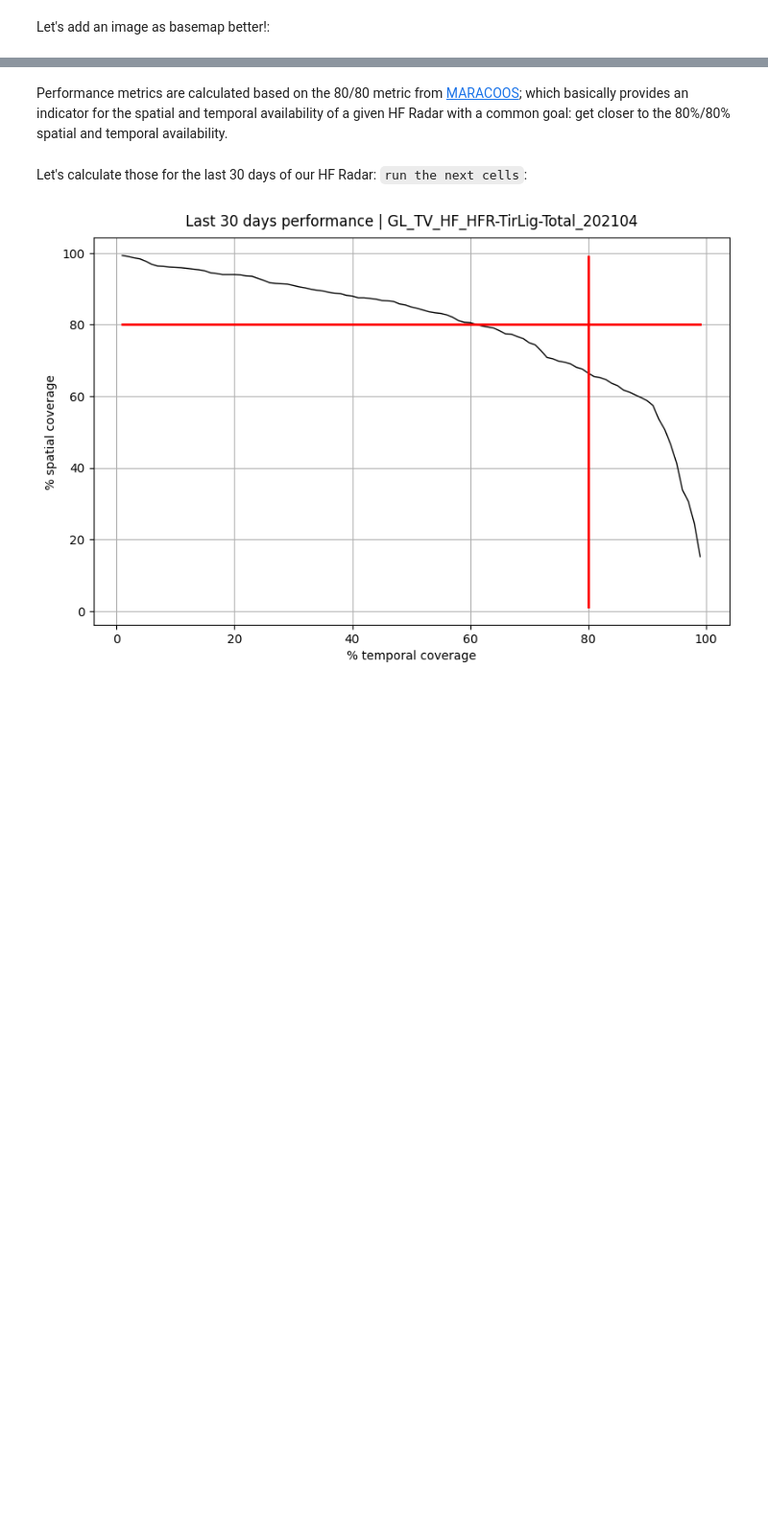
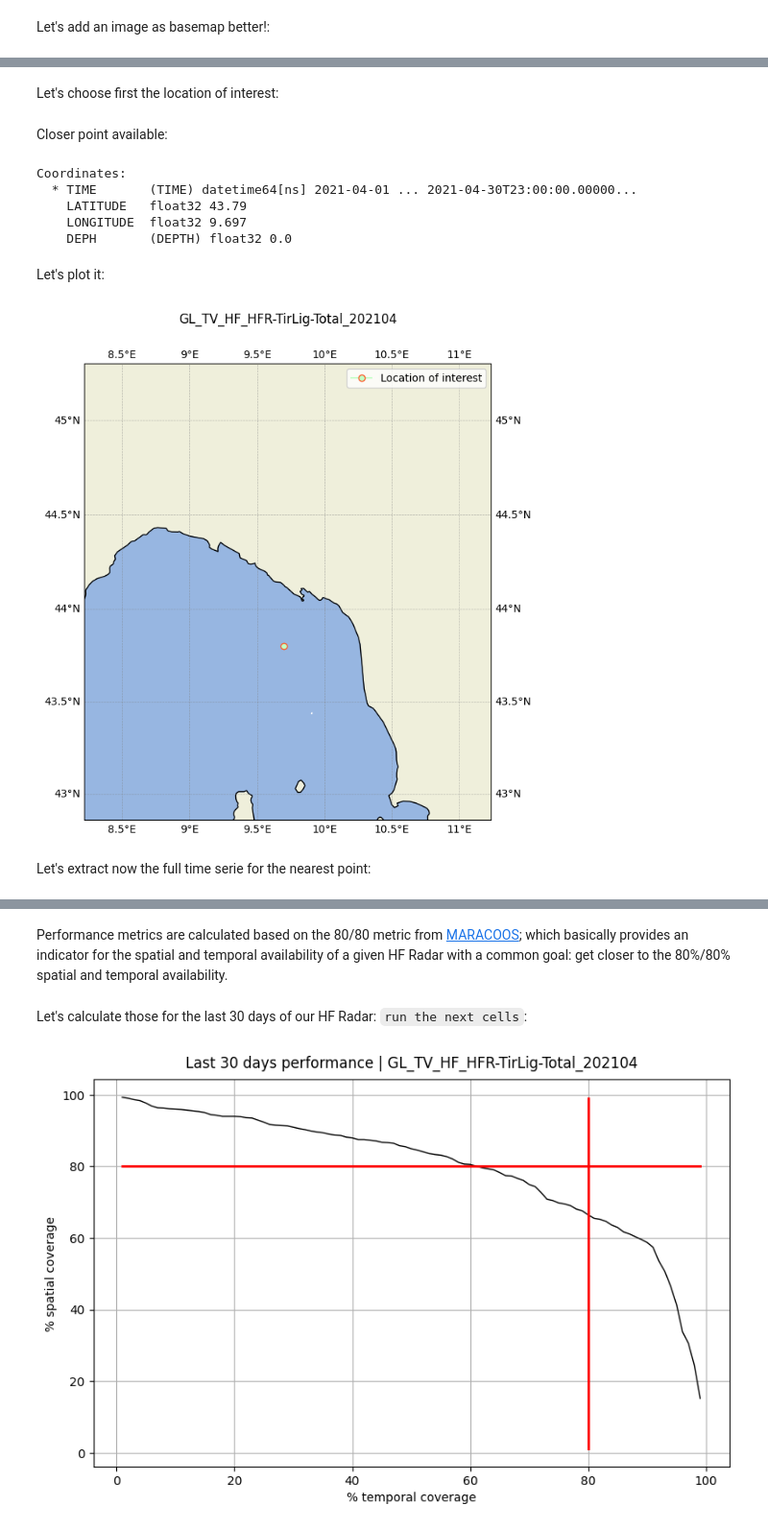
Before and after one commit to CopernicusMarineInsitu/2021-sicomar-summer-school, a Jupyter notebook: visualizing-hfradar-data.ipynb, the cells around one changed output, grey strips where cells are left out. Shown at 96% size. Saved outputs shown, nothing was run; the diff lists cells and outputs as text; code cells hidden in the pictures; blank space fills up the shorter version.

```diff
--- a/visualizing-hfradar-data.ipynb
+++ b/visualizing-hfradar-data.ipynb
@@ -456,0 +585,37 @@ plt.show()
+# %% [markdown]
+Let's choose first the location of interest:
+# %%
+latitude = 43.8
+longitude = 9.7
+# %% [markdown]
+Closer point available:
+# %%
+ds['EWCT'].sel(LONGITUDE=longitude, LATITUDE=latitude, method="nearest").coords
+# %% [output]
+Coordinates:
+  * TIME       (TIME) datetime64[ns] 2021-04-01 ... 2021-04-30T23:00:00.00000...
+    LATITUDE   float32 43.79
+    LONGITUDE  float32 9.697
+    DEPH       (DEPTH) float32 0.0
+# %% [markdown]
+Let's plot it:
+# %%
+plt.figure(num=None, figsize=(8, 8), dpi=100, facecolor='w', edgecolor='k')
+ax = plt.axes(projection=ccrs.Mercator())# Map projection
+gl = ax.gridlines(crs=ccrs.PlateCarree(), draw_labels=True, linewidth=0.5, color='gray', alpha=0.5, linestyle='--') #adding grid lines
+plt.plot(longitude, latitude, color=np.random.rand(3,), markeredgecolor=np.random.rand(3,), marker='o',transform=ccrs.Geodetic(),label='Location of interest')#add points
+ax.legend()#add legend
+ax.add_feature(cfeature.LAND)
+ax.add_feature(cfeature.OCEAN)
+ax.add_feature(cfeature.COASTLINE)
+ax.set_extent(extent)#personalized limts
+plt.title(ds.id, pad=25)
+
+#uncomment next lines to save the figure
+#figure_name = ds.id+'_antennas.png'
+#plt.savefig(figure_name)
+plt.show()
+# %% [output]
+[figure, added]
+# %% [markdown]
+Let's extract now the full time serie for the nearest point:
```
Also changed, not shown: parts of 36 cells of this notebook.
